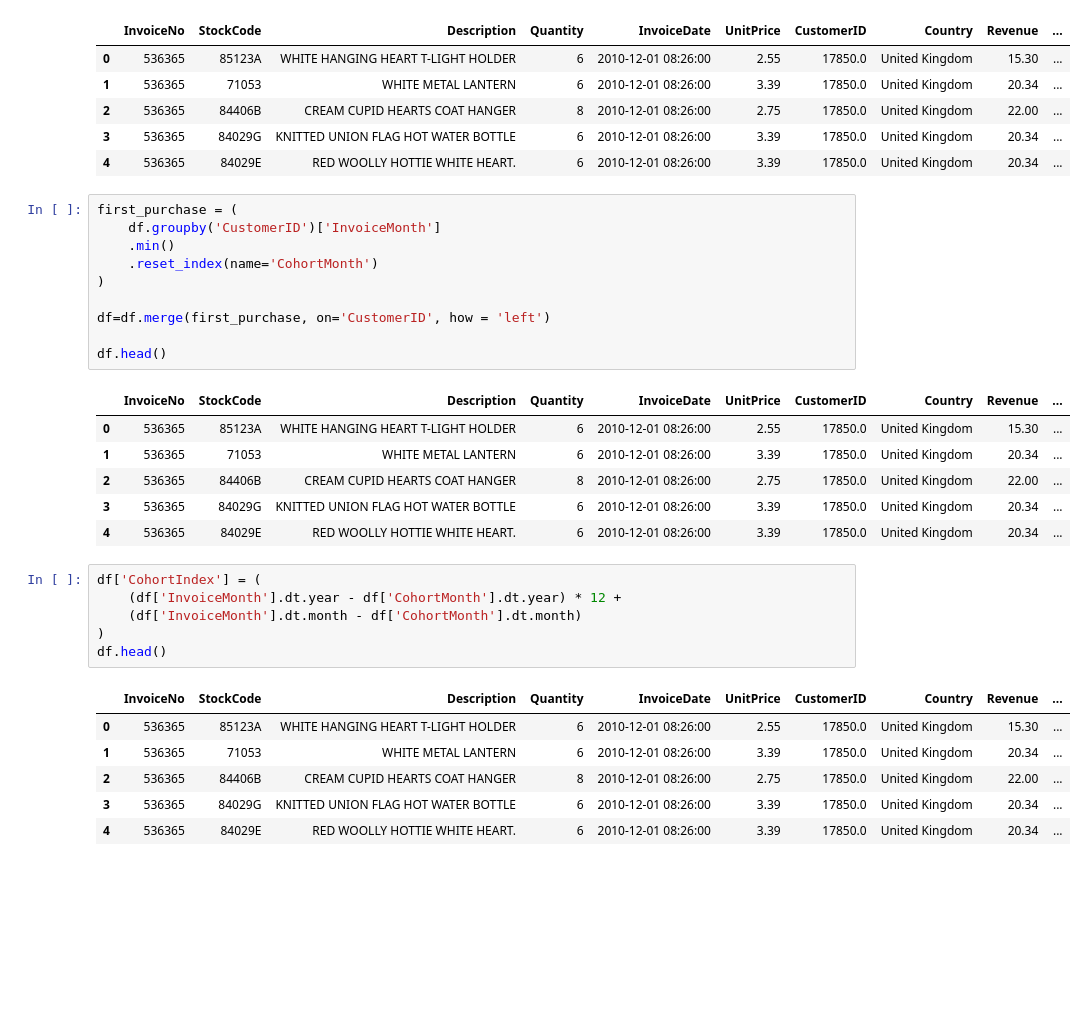
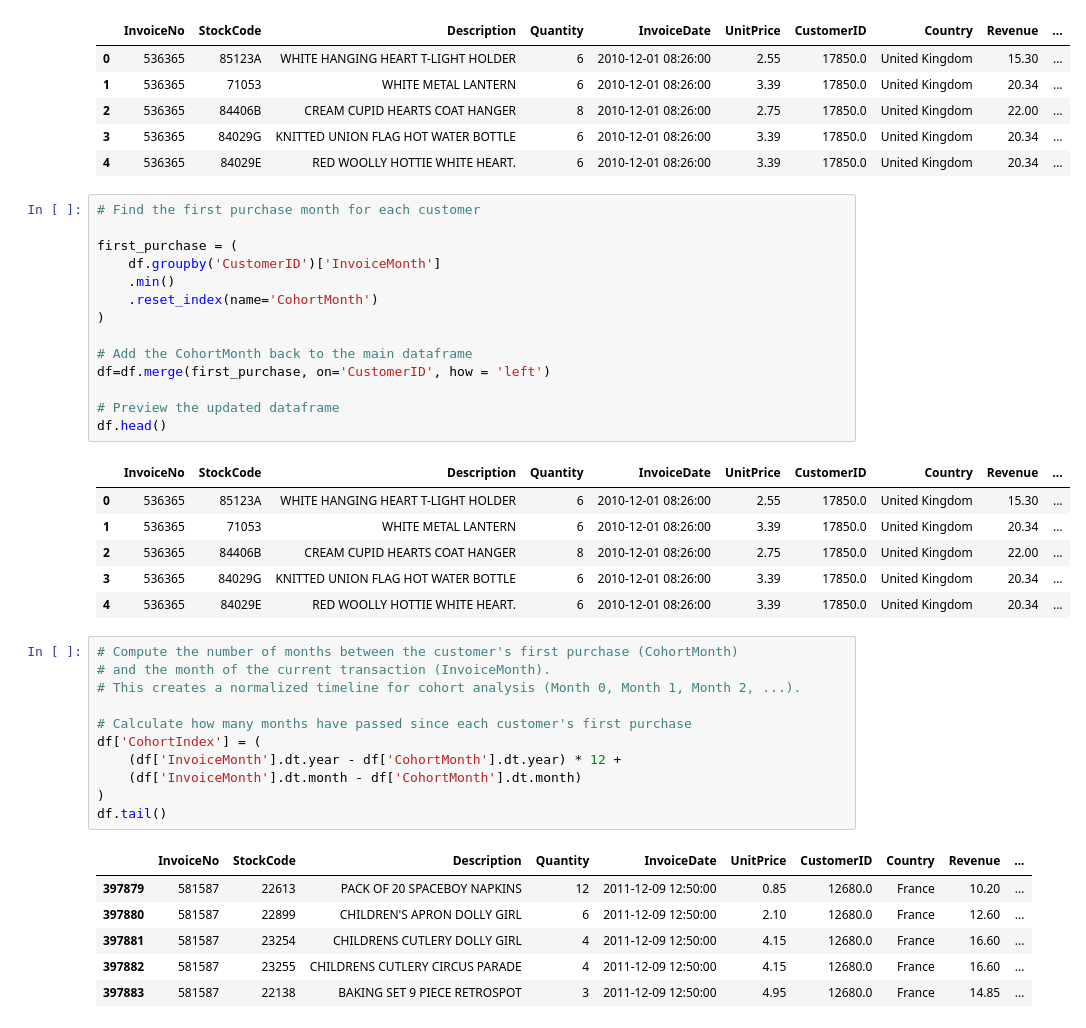
Before and after one commit to BoiDrew/revenue-retention-analysis, a Jupyter notebook: notebooks/revenue_retention_value.ipynb, the cells around one changed output. Drawn from its saved outputs; the diff is of its cells as text; blank space fills up the shorter version.

```diff
--- a/notebooks/revenue_retention_value.ipynb
+++ b/notebooks/revenue_retention_value.ipynb
@@ -13,14 +13,18 @@ df.head()
 | 3 | 536365 | 84029G | KNITTED UNION FLAG HOT WATER BOTTLE | 6 | 2010-12-01 08:26:00 | 3.39 | 17850.0 | United Kingdom | 20.34 | ... |
 | 4 | 536365 | 84029E | RED WOOLLY HOTTIE WHITE HEART. | 6 | 2010-12-01 08:26:00 | 3.39 | 17850.0 | United Kingdom | 20.34 | ... |
 # %%
+# Find the first purchase month for each customer
+
 first_purchase = (
     df.groupby('CustomerID')['InvoiceMonth']
     .min()
     .reset_index(name='CohortMonth')
 )
 
+# Add the CohortMonth back to the main dataframe
 df=df.merge(first_purchase, on='CustomerID', how = 'left')
 
+# Preview the updated dataframe
 df.head()
 # %% [output]
 |  | InvoiceNo | StockCode | Description | Quantity | InvoiceDate | UnitPrice | CustomerID | Country | Revenue | ... |
@@ -30,16 +34,21 @@ df.head()
 | 3 | 536365 | 84029G | KNITTED UNION FLAG HOT WATER BOTTLE | 6 | 2010-12-01 08:26:00 | 3.39 | 17850.0 | United Kingdom | 20.34 | ... |
 | 4 | 536365 | 84029E | RED WOOLLY HOTTIE WHITE HEART. | 6 | 2010-12-01 08:26:00 | 3.39 | 17850.0 | United Kingdom | 20.34 | ... |
 # %%
+# Compute the number of months between the customer's first purchase (CohortMonth)
+# and the month of the current transaction (InvoiceMonth).
+# This creates a normalized timeline for cohort analysis (Month 0, Month 1, Month 2, ...).
+
+# Calculate how many months have passed since each customer's first purchase
 df['CohortIndex'] = (
     (df['InvoiceMonth'].dt.year - df['CohortMonth'].dt.year) * 12 +
     (df['InvoiceMonth'].dt.month - df['CohortMonth'].dt.month)
 )
-df.head()
+df.tail()
 # %% [output]
 |  | InvoiceNo | StockCode | Description | Quantity | InvoiceDate | UnitPrice | CustomerID | Country | Revenue | ... |
-| 0 | 536365 | 85123A | WHITE HANGING HEART T-LIGHT HOLDER | 6 | 2010-12-01 08:26:00 | 2.55 | 17850.0 | United Kingdom | 15.30 | ... |
-| 1 | 536365 | 71053 | WHITE METAL LANTERN | 6 | 2010-12-01 08:26:00 | 3.39 | 17850.0 | United Kingdom | 20.34 | ... |
-| 2 | 536365 | 84406B | CREAM CUPID HEARTS COAT HANGER | 8 | 2010-12-01 08:26:00 | 2.75 | 17850.0 | United Kingdom | 22.00 | ... |
-| 3 | 536365 | 84029G | KNITTED UNION FLAG HOT WATER BOTTLE | 6 | 2010-12-01 08:26:00 | 3.39 | 17850.0 | United Kingdom | 20.34 | ... |
-| 4 | 536365 | 84029E | RED WOOLLY HOTTIE WHITE HEART. | 6 | 2010-12-01 08:26:00 | 3.39 | 17850.0 | United Kingdom | 20.34 | ... |
+| 397879 | 581587 | 22613 | PACK OF 20 SPACEBOY NAPKINS | 12 | 2011-12-09 12:50:00 | 0.85 | 12680.0 | France | 10.20 | ... |
+| 397880 | 581587 | 22899 | CHILDREN'S APRON DOLLY GIRL | 6 | 2011-12-09 12:50:00 | 2.10 | 12680.0 | France | 12.60 | ... |
+| 397881 | 581587 | 23254 | CHILDRENS CUTLERY DOLLY GIRL | 4 | 2011-12-09 12:50:00 | 4.15 | 12680.0 | France | 16.60 | ... |
+| 397882 | 581587 | 23255 | CHILDRENS CUTLERY CIRCUS PARADE | 4 | 2011-12-09 12:50:00 | 4.15 | 12680.0 | France | 16.60 | ... |
+| 397883 | 581587 | 22138 | BAKING SET 9 PIECE RETROSPOT | 3 | 2011-12-09 12:50:00 | 4.95 | 12680.0 | France | 14.85 | ... |
 # %%
```
Also changed, not shown: parts of 5 cells of this notebook.
